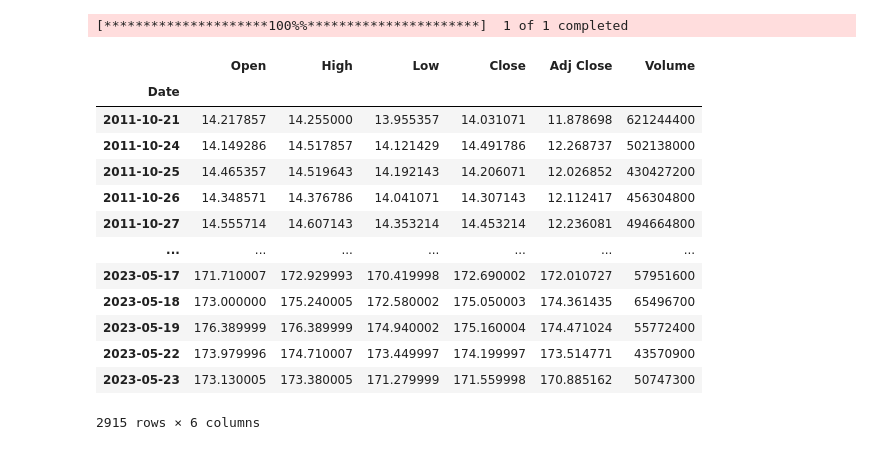
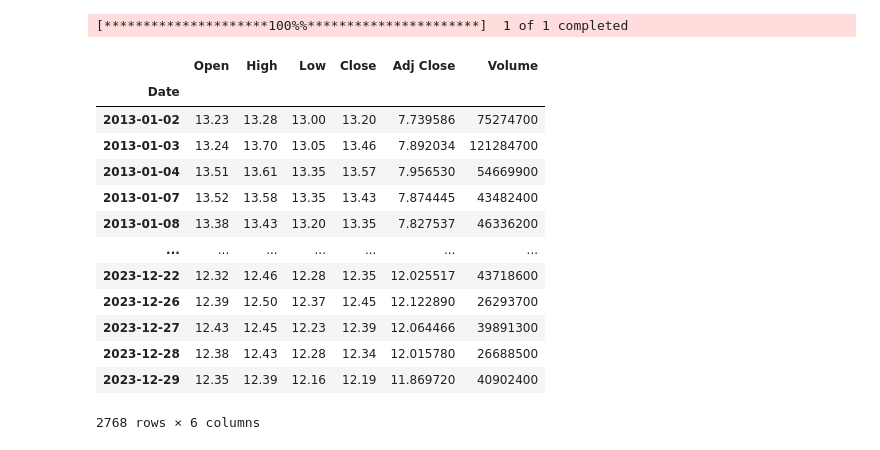
Before and after one commit to pierouc/Mem-ind, a Jupyter notebook: RSI 1 ACCION.ipynb, the cells around one changed output. Saved outputs shown, nothing was run; the diff lists cells and outputs as text; code cells hidden in the pictures.

```diff
--- a/RSI 1 ACCION.ipynb
+++ b/RSI 1 ACCION.ipynb
@@ -6,26 +6,27 @@ import matplotlib.pyplot as plt
 import matplotlib.dates as mdates
 # %%
 # Descargar los precios
-data = yf.download('AAPL', start='2011-10-21', end='2023-05-24', interval="1d")
+data = yf.download('F', start='2012-10-21', end='2023-12-31', interval="1d")
+data = data[data.index > '2013-01-01']
 data
 # Imprimir data
 #print(data.head())
 # %% [output]
 [*********************100%%**********************]  1 of 1 completed
 |  | Open | High | Low | Close | Adj Close | Volume |
 | Date |  |  |  |  |  |  |
-| 2011-10-21 | 14.217857 | 14.255000 | 13.955357 | 14.031071 | 11.878698 | 621244400 |
-| 2011-10-24 | 14.149286 | 14.517857 | 14.121429 | 14.491786 | 12.268737 | 502138000 |
-| 2011-10-25 | 14.465357 | 14.519643 | 14.192143 | 14.206071 | 12.026852 | 430427200 |
-| 2011-10-26 | 14.348571 | 14.376786 | 14.041071 | 14.307143 | 12.112417 | 456304800 |
-| 2011-10-27 | 14.555714 | 14.607143 | 14.353214 | 14.453214 | 12.236081 | 494664800 |
+| 2013-01-02 | 13.23 | 13.28 | 13.00 | 13.20 | 7.739586 | 75274700 |
+| 2013-01-03 | 13.24 | 13.70 | 13.05 | 13.46 | 7.892034 | 121284700 |
+| 2013-01-04 | 13.51 | 13.61 | 13.35 | 13.57 | 7.956530 | 54669900 |
+| 2013-01-07 | 13.52 | 13.58 | 13.35 | 13.43 | 7.874445 | 43482400 |
+| 2013-01-08 | 13.38 | 13.43 | 13.20 | 13.35 | 7.827537 | 46336200 |
 | ... | ... | ... | ... | ... | ... | ... |
-| 2023-05-17 | 171.710007 | 172.929993 | 170.419998 | 172.690002 | 172.010727 | 57951600 |
-| 2023-05-18 | 173.000000 | 175.240005 | 172.580002 | 175.050003 | 174.361435 | 65496700 |
-| 2023-05-19 | 176.389999 | 176.389999 | 174.940002 | 175.160004 | 174.471024 | 55772400 |
-| 2023-05-22 | 173.979996 | 174.710007 | 173.449997 | 174.199997 | 173.514771 | 43570900 |
-| 2023-05-23 | 173.130005 | 173.380005 | 171.279999 | 171.559998 | 170.885162 | 50747300 |
+| 2023-12-22 | 12.32 | 12.46 | 12.28 | 12.35 | 12.025517 | 43718600 |
+| 2023-12-26 | 12.39 | 12.50 | 12.37 | 12.45 | 12.122890 | 26293700 |
+| 2023-12-27 | 12.43 | 12.45 | 12.23 | 12.39 | 12.064466 | 39891300 |
+| 2023-12-28 | 12.38 | 12.43 | 12.28 | 12.34 | 12.015780 | 26688500 |
+| 2023-12-29 | 12.35 | 12.39 | 12.16 | 12.19 | 11.869720 | 40902400 |
-2915 rows × 6 columns
+2768 rows × 6 columns
 # %%
 
 def calculate_rsi(prices, dates, n=14):
```
Also changed, not shown: parts of 2 cells of this notebook, 6 other files.
